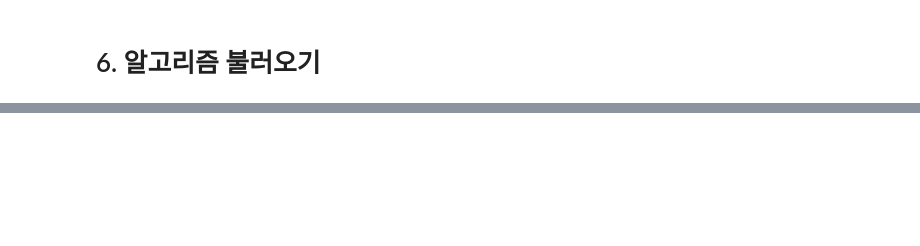
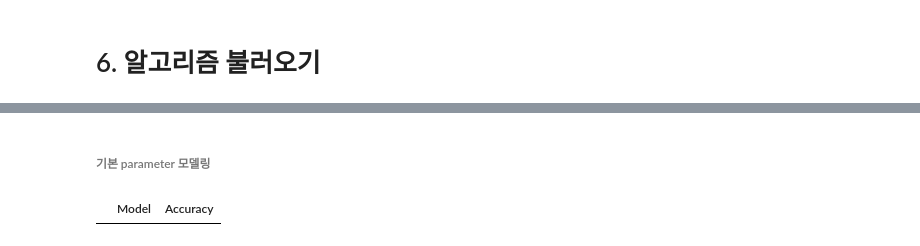
Before and after one commit to codelspak/Struggles, a Jupyter notebook: WK28_case1_Kaggle_ML_Classification_Spaceship_Titanic.ipynb, the cells around one changed output, grey strips where cells are left out. Saved outputs shown, nothing was run; the diff lists cells and outputs as text; code cells hidden in the pictures; blank space fills up the shorter version.

```diff
--- a/WK28_case1_Kaggle_ML_Classification_Spaceship_Titanic.ipynb
+++ b/WK28_case1_Kaggle_ML_Classification_Spaceship_Titanic.ipynb
@@ -1508,0 +1571,2 @@ X_train
+# %% [markdown]
+###### 기본 parameter 모델링
@@ -1508,0 +1584,9 @@ X_train
+# %%
+row_index = 0
+
+# 모델 간 성능 비교하기 위한 table 생성
+mla_cols = ['Model', 'Accuracy']
+mla_compare = pd.DataFrame(columns = mla_cols)
+mla_compare
+# %% [output]
+|  | Model | Accuracy |
```
Also changed, not shown: parts of 31 cells of this notebook.
